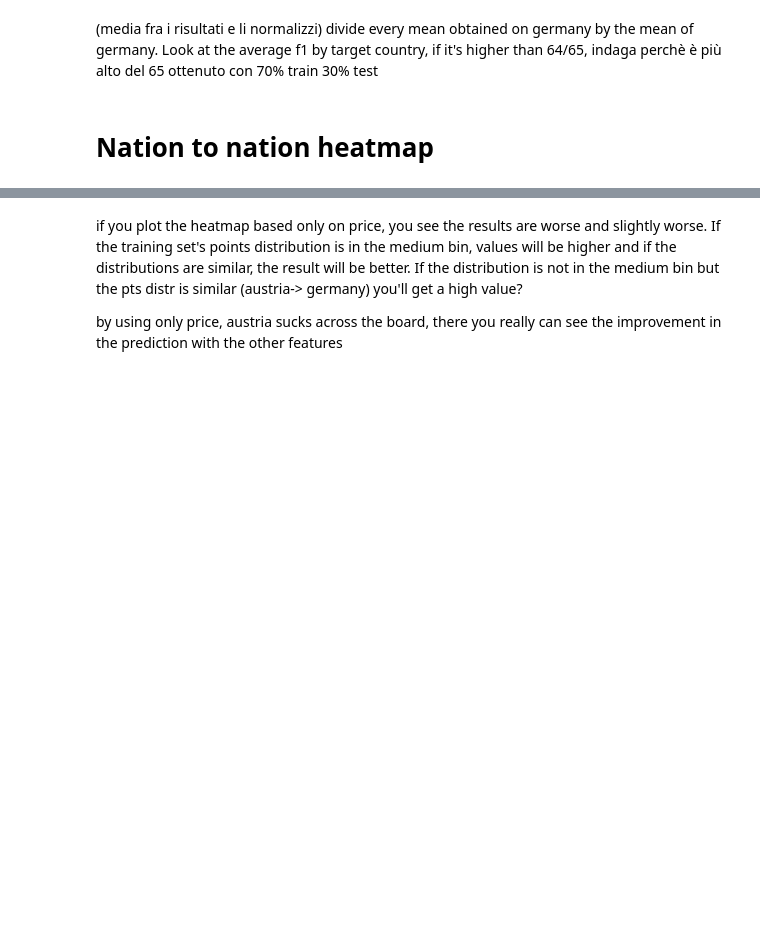
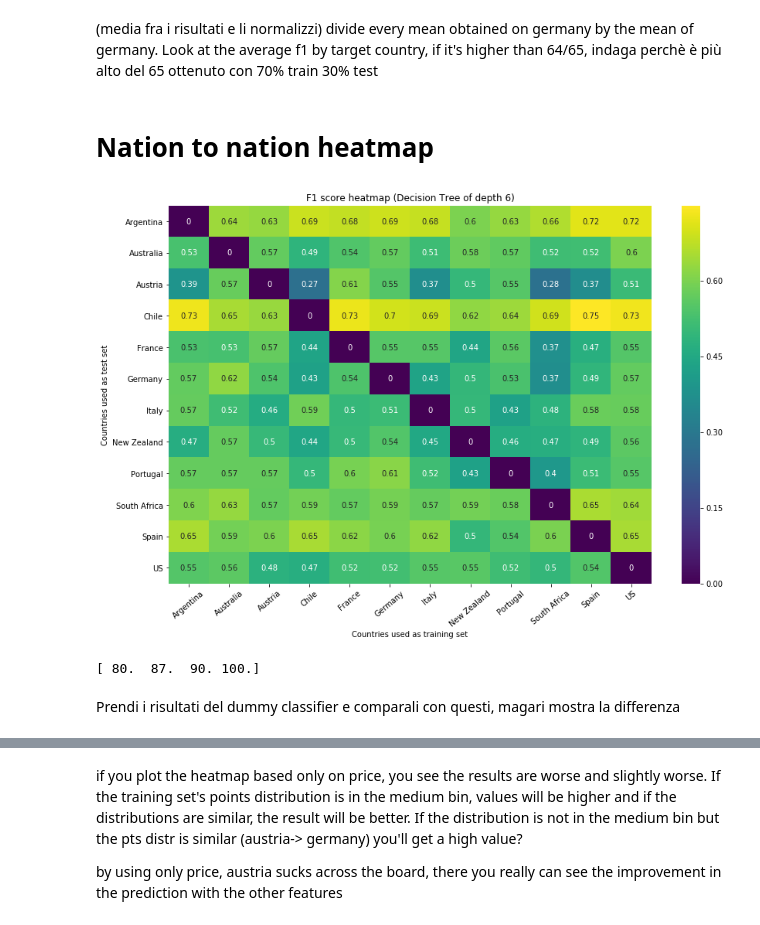
Before and after one commit to Gneur11/bdaFinalMIo, a Jupyter notebook: ClassifierAnalysis2.0.ipynb, the cells around one changed output, grey strips where cells are left out. Drawn from its saved outputs; the diff is of its cells as text; code cells hidden in the pictures; blank space fills up the shorter version.

```diff
--- a/ClassifierAnalysis2.0.ipynb
+++ b/ClassifierAnalysis2.0.ipynb
@@ -643,13 +610,6 @@ for col in trainedOnSingleCountry.columns:
     if len(trainedOnSingleCountry[col].unique().tolist()) == 1 and col != "algorithm":
         trainedOnSingleCountry.drop(col,inplace=True,axis=1)
 len(trainedOnSingleCountry.columns)
-# %%
-#since there are combinations of country/depth for every country, if we take the first row every 5 we have the best result
-trainedOnSingleCountry = trainedOnSingleCountry.sort_values(["ObjectiveCountry","f1"],ascending=False)
-df = pd.DataFrame()
-df = trainedOnSingleCountry.reset_index(drop=True)
-df = df.iloc[::5, :]
-df
 # %%
 #plot accuracy, precision, f1 for every country (f1=weighted average of precision, recall)
 temp = pd.DataFrame()
@@ -721,9 +683,9 @@ plt.bar(r2, bars2, width = barWidth, color = '#fdae6b', edgecolor = 'black', cap
 
 plt.bar(r3, bars3, width = barWidth, color = "#e6550d", edgecolor = 'black', capsize=7, label='high')
 
-ys = temp["ObjectiveCountry"].unique().tolist()
+#ys = temp["ObjectiveCountry"].unique().tolist()
 # general layout
-plt.xticks([r + barWidth for r in range(len(bars1))], ys)
+plt.xticks([r + barWidth for r in range(len(bars1))], xs) #xs definito sopra
 plt.ylabel('%')
 plt.xlabel("Countries")
 plt.legend()
@@ -791,7 +712,7 @@ for idx,row in t3.iterrows():
 # %%
-for idx,row in t3.iterrows():
+for idx,row in t1.iterrows():
     both = []
-    for col in t3.columns:
+    for col in t1.columns:
         if row[col] != 0 and col != "ObjectiveCountry": #THIS TAKES INTO ACCOUNT EVEN PRICE WHICH IS A LOT LESS IMPORTANT COMPARED TO THE FIRST APPROACH
             both.append([col,row[col]])
     #print(toPlot)
@@ -825,7 +746,7 @@ for idx,row in t3.iterrows():
     #plt.xticks([r for r in range(len(bars1))], ys,rotation='vertical')
     #plt.yticks([r for r in range(len(bars1))], ys,rotation='vertical')
     plt.yticks([r for r in range(len(bars1))], ys)
-    plt.title("Target country: "+ t1.iloc[idx]["ObjectiveCountry"])
+    plt.title("Country on which model has been trained: "+ t1.iloc[idx]["ObjectiveCountry"])
     plt.ylabel('Features')
     plt.xlabel("Importance")
     # Show graphic
@@ -857,0 +781,26 @@ for c in countries:
+# %%
+cols = ["trainedOn","testedOn","f1"]
+
+l = [None] * len(cols)
+dummy = pd.DataFrame([l],columns=cols)
+for c in countries:
+    for c1 in countries:
+        if c != c1:
+            rowData = [c,c1]
+            X = wine_base
+            wine_base["category"] = Y
+            X_train = X[X["country"] == c]
+            y_train = list(X_train["category"])
+            X_train.drop(["country","category"],axis=1,inplace=True)
+
+            X_test = X[X["country"] == c1]
+            y_test = X_test["category"]
+            X_test.drop(["country","category"],axis=1,inplace=True)
+
+            classifier = DummyClassifier("stratified")
+            classifier.fit(X_train,y_train)
+            y_pred = classifier.predict(X_test)
+            f1 = f1_score(y_test,y_pred,average="weighted")
+            rowData.append(f1)
+            df2 = pd.DataFrame([rowData],columns=cols)
+            dummy = dummy.append(df2)
@@ -1036,34 +1056,39 @@ for col in feats:
         t2[col] = temp1[col].mean()
 t2.reset_index(inplace=True)
 #t2.sort_values("f1",ascending=False)
 columns = ["trainedOn"]
 countries = t2["trainedOn"].unique().tolist() #it's also the order
 for c in countries:
     columns.append(c)
 heatDf = pd.DataFrame(columns = columns)
 l = [None] * len(columns)
 for trained in countries:
     test = t2[t2["trainedOn"] == trained]
     df2 = pd.DataFrame([l],columns=columns).fillna(0.0)
     df2["trainedOn"] = trained
     for idx,row in test.iterrows():
         df2[row["testedOn"]] = row["f1"]
     heatDf = heatDf.append(df2)
 heatDf.reset_index(drop=True,inplace=True)
 
 #plot heatmap
 Index= countries
 Cols = countries
 df = pd.DataFrame(heatDf.drop("trainedOn",axis=1).transpose().values, index=Index, columns=Cols)
 fig, ax = plt.subplots(figsize = (14, 9))
 
 sns.heatmap(df, annot=True,cmap="viridis")
-plt.title("F1 score heatmap")
+plt.title("F1 score heatmap (Decision Tree of depth 6)")
 plt.ylabel("Countries used as test set")
 plt.xlabel("Countries used as training set")
 plt.xticks(rotation=40)
 plt.show()
 print(bins)
+# %% [output]
+[figure, added]
+[ 80.  87.  90. 100.]
+# %% [markdown]
+Prendi i risultati del dummy classifier e comparali con questi, magari mostra la differenza
 # %%
 for c in countries:
     ada = wine_base[wine_base["country"] == c]
```
Also changed, not shown: parts of 34 cells of this notebook, 1 other file.
